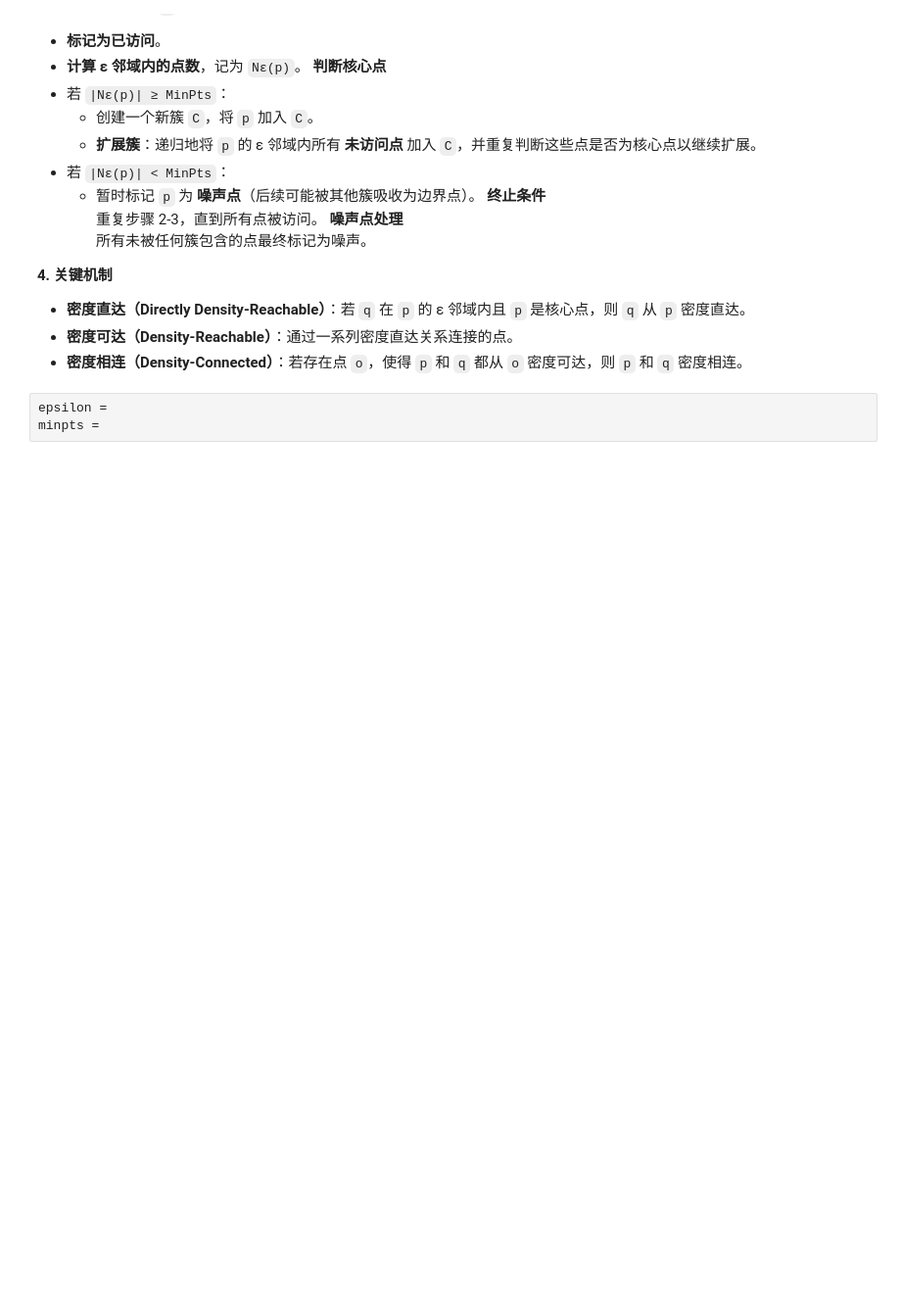
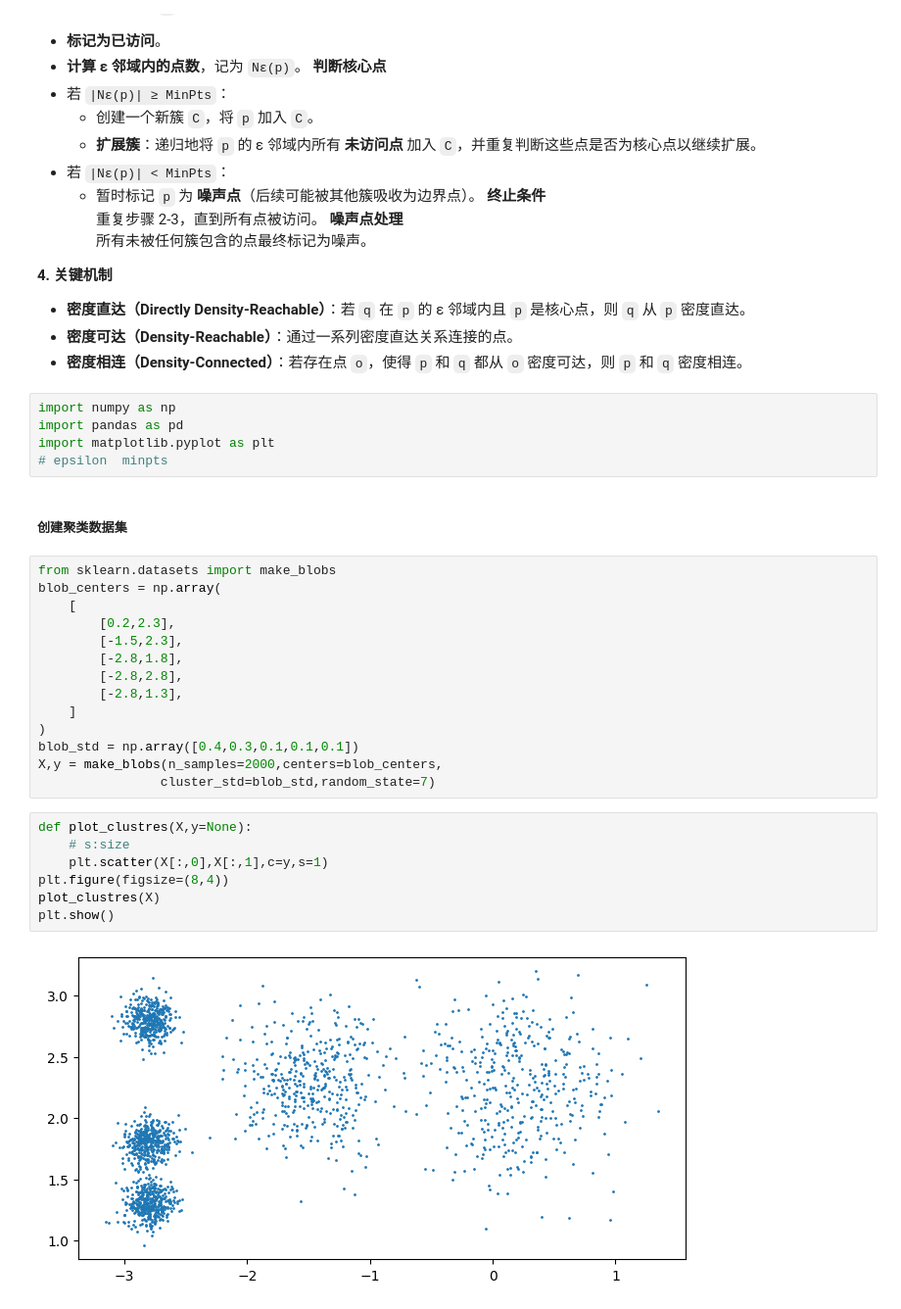
Before and after one commit to zwd1224/machine_learning_practice, a Jupyter notebook: 机器学习/聚类/DBSCAN_Clustering.ipynb, the cells around one changed output. Shown: that part at 98% size. Saved outputs shown, nothing was run; the diff lists cells and outputs as text; blank space fills up the shorter version.

```diff
--- a/机器学习/聚类/DBSCAN_Clustering.ipynb
+++ b/机器学习/聚类/DBSCAN_Clustering.ipynb
@@ -37,6 +37,33 @@ DBSCAN（Density-Based Spatial Clustering of Applications with Noise）是一种
 - **密度直达（Directly Density-Reachable）**：若 `q` 在 `p` 的 ε 邻域内且 `p` 是核心点，则 `q` 从 `p` 密度直达。
 - **密度可达（Density-Reachable）**：通过一系列密度直达关系连接的点。
 - **密度相连（Density-Connected）**：若存在点 `o`，使得 `p` 和 `q` 都从 `o` 密度可达，则 `p` 和 `q` 密度相连。
-# %%
-epsilon =
-minpts =
+# %%
+import numpy as np
+import pandas as pd
+import matplotlib.pyplot as plt
+# epsilon  minpts
+# %% [markdown]
+##### 创建聚类数据集
+# %%
+from sklearn.datasets import make_blobs
+blob_centers = np.array(
+    [
+        [0.2,2.3],
+        [-1.5,2.3],
+        [-2.8,1.8],
+        [-2.8,2.8],
+        [-2.8,1.3],
+    ]
+)
+blob_std = np.array([0.4,0.3,0.1,0.1,0.1])
+X,y = make_blobs(n_samples=2000,centers=blob_centers,
+                cluster_std=blob_std,random_state=7)
+# %%
+def plot_clustres(X,y=None):
+    # s:size
+    plt.scatter(X[:,0],X[:,1],c=y,s=1)
+plt.figure(figsize=(8,4))
+plot_clustres(X)
+plt.show()
+# %% [output]
+[figure, added]
```
Also changed, not shown: parts of 4 cells of this notebook, 3 other files.
